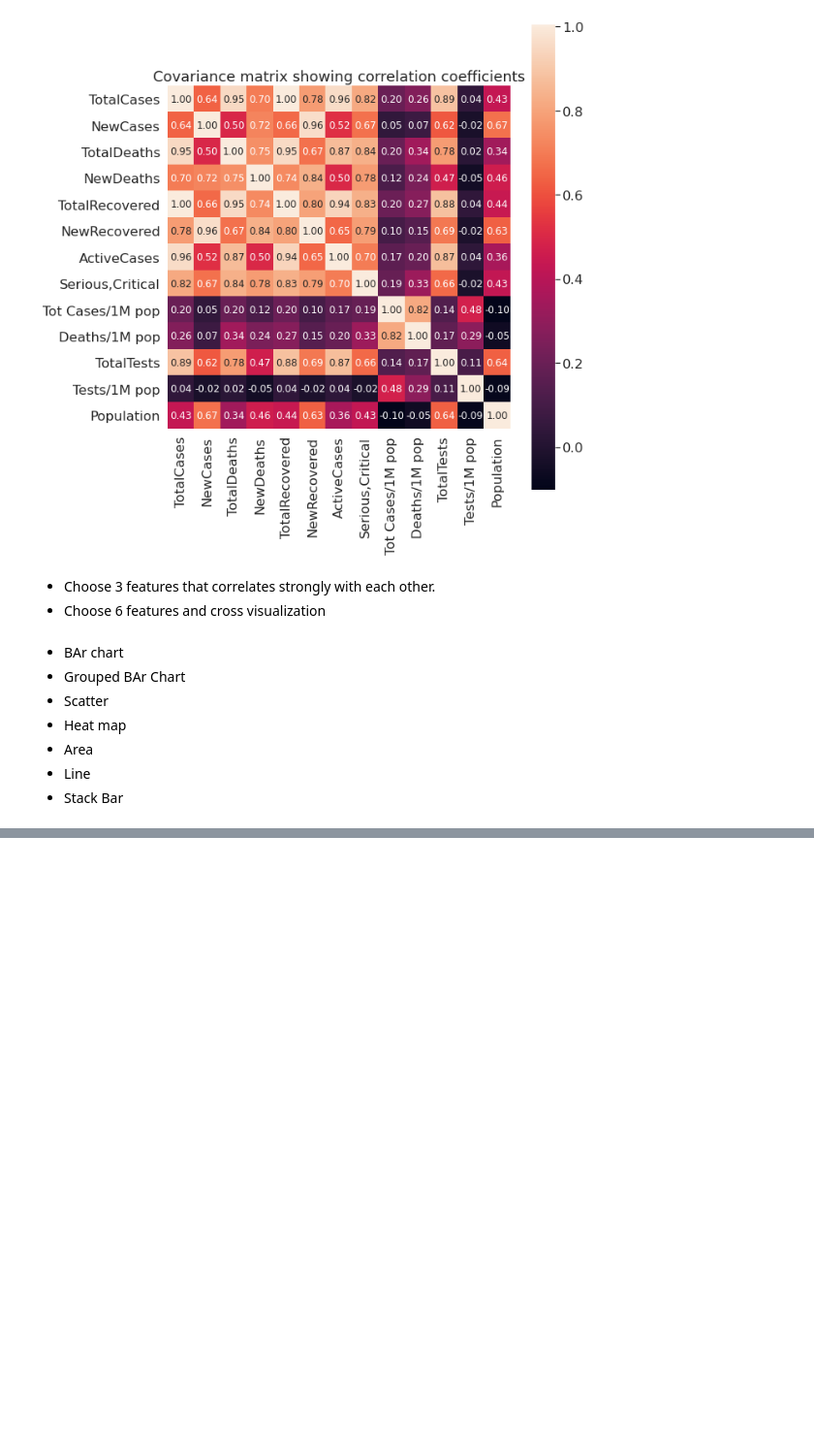
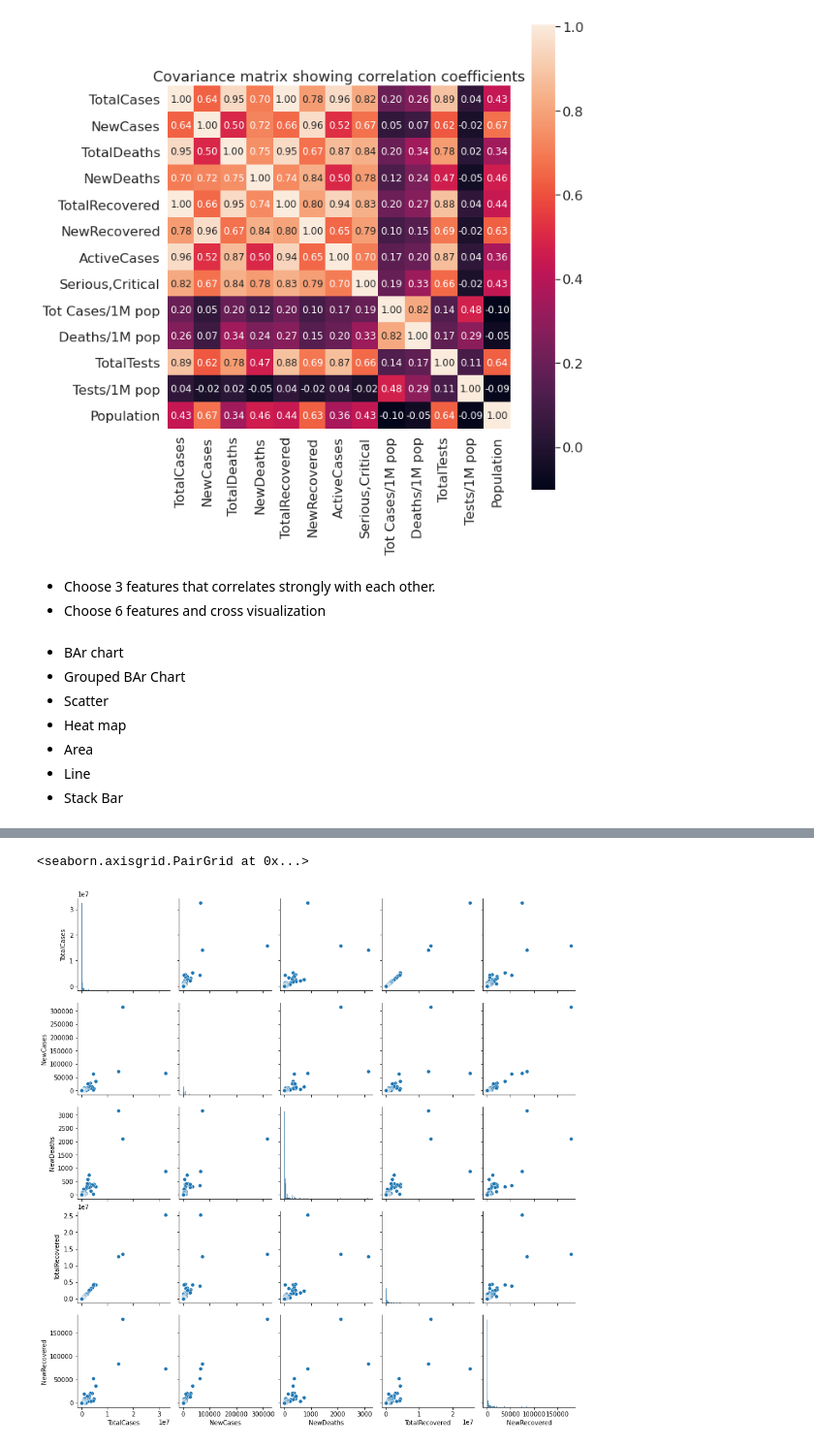
Before and after one commit to bachtangthang/Covid-19-Data-Analytics-Project, a Jupyter notebook: Covid.ipynb, the cells around one changed output, grey strips where cells are left out. Shown: that part at 97% size. Drawn from its saved outputs; the diff is of its cells as text; code cells hidden in the pictures; blank space fills up the shorter version.

```diff
--- a/Covid.ipynb
+++ b/Covid.ipynb
@@ -178,3 +178,6 @@ plt.show()
 - Area
 - Line
 - Stack Bar
+# %%
+cs_df = pd.read_csv('data/Worldometer_4_21.csv')
+cs_df.head(30)
@@ -180,0 +202,7 @@ plt.show()
+# %%
+selected_cols =['TotalCases', 'NewCases', 'TotalDeaths', 'NewDeaths', 'TotalRecovered','NewRecovered' ]
+# %%
+sns.pairplot(cs_df[selected_cols])
+# %% [output]
+<seaborn.axisgrid.PairGrid at 0x...>
+[figure, added]
```
Also changed, not shown: parts of 6 cells of this notebook.
